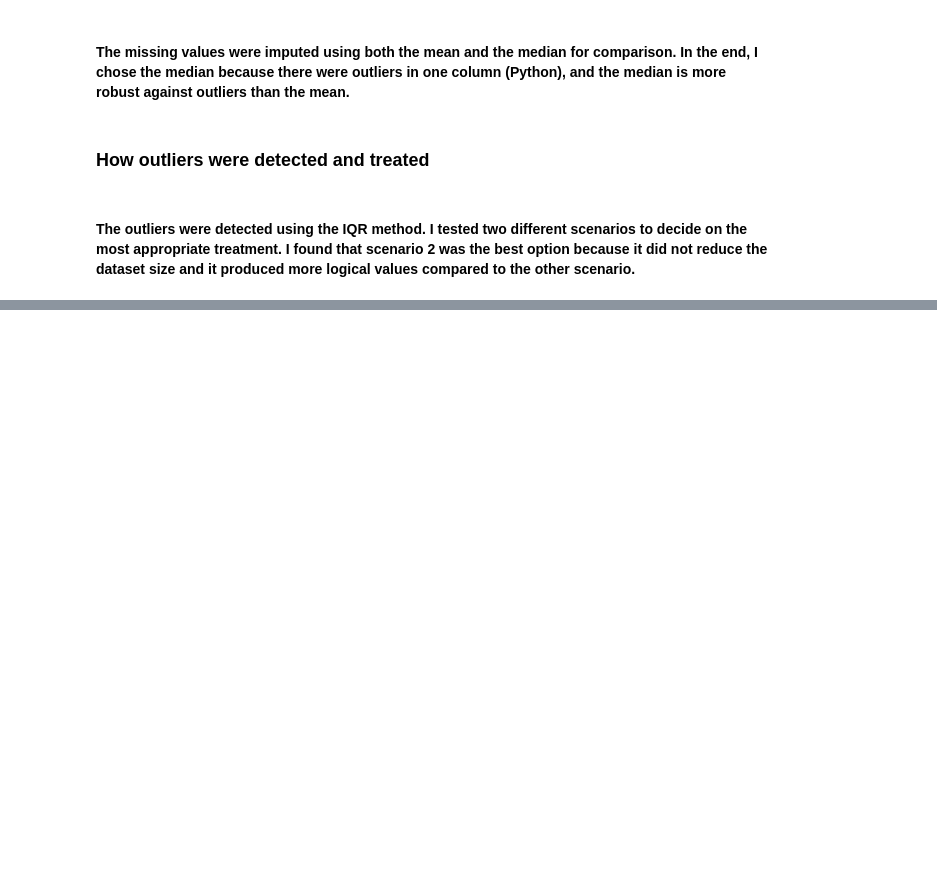
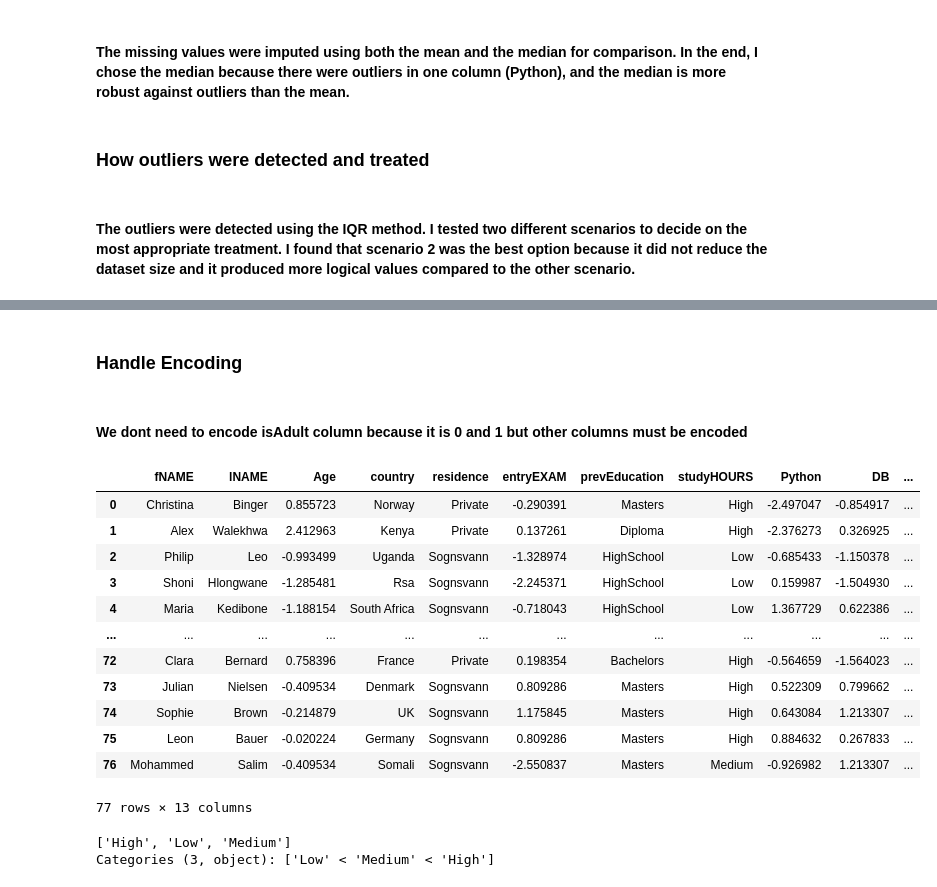
Before and after one commit to Mahmoudehab39/Data-Cleaning-Task, a Jupyter notebook: task.ipynb, the cells around one changed output, grey strips where cells are left out. Drawn from its saved outputs; the diff is of its cells as text; code cells hidden in the pictures; blank space fills up the shorter version.

```diff
--- a/task.ipynb
+++ b/task.ipynb
@@ -454,0 +577,8 @@ df_new.to_csv("cleaned_dataset_Senairo_2.csv", index=False)
+# %%
+from sklearn.preprocessing import StandardScaler
+
+numeric_cols = ["Age", "entryEXAM", "Python", "DB","Programming Average"]
+
+scaler = StandardScaler()
+df_new[numeric_cols] = scaler.fit_transform(df_new[numeric_cols])
+print(df_new.head())
@@ -454,0 +612,26 @@ df_new.to_csv("cleaned_dataset_Senairo_2.csv", index=False)
+# %% [markdown]
+### Handle Encoding
+# %% [markdown]
+#### We dont need to encode isAdult column because it is 0 and 1 but other columns must be encoded
+# %%
+df_new = pd.get_dummies(df_new, columns=["gender"], drop_first=True)
+df_new
+# %% [output]
+|  | fNAME | lNAME | Age | country | residence | entryEXAM | prevEducation | studyHOURS | Python | DB | ... |
+| 0 | Christina | Binger | 0.855723 | Norway | Private | -0.290391 | Masters | High | -2.497047 | -0.854917 | ... |
+| 1 | Alex | Walekhwa | 2.412963 | Kenya | Private | 0.137261 | Diploma | High | -2.376273 | 0.326925 | ... |
+| 2 | Philip | Leo | -0.993499 | Uganda | Sognsvann | -1.328974 | HighSchool | Low | -0.685433 | -1.150378 | ... |
+| 3 | Shoni | Hlongwane | -1.285481 | Rsa | Sognsvann | -2.245371 | HighSchool | Low | 0.159987 | -1.504930 | ... |
+| 4 | Maria | Kedibone | -1.188154 | South Africa | Sognsvann | -0.718043 | HighSchool | Low | 1.367729 | 0.622386 | ... |
+| ... | ... | ... | ... | ... | ... | ... | ... | ... | ... | ... | ... |
+| 72 | Clara | Bernard | 0.758396 | France | Private | 0.198354 | Bachelors | High | -0.564659 | -1.564023 | ... |
+| 73 | Julian | Nielsen | -0.409534 | Denmark | Sognsvann | 0.809286 | Masters | High | 0.522309 | 0.799662 | ... |
+| 74 | Sophie | Brown | -0.214879 | UK | Sognsvann | 1.175845 | Masters | High | 0.643084 | 1.213307 | ... |
+| 75 | Leon | Bauer | -0.020224 | Germany | Sognsvann | 0.809286 | Masters | High | 0.884632 | 0.267833 | ... |
+| 76 | Mohammed | Salim | -0.409534 | Somali | Sognsvann | -2.550837 | Masters | Medium | -0.926982 | 1.213307 | ... |
+77 rows × 13 columns
+# %%
+print(df_new["studyHOURS"].unique())
+# %% [output]
+['High', 'Low', 'Medium']
+Categories (3, object): ['Low' < 'Medium' < 'High']
```
Also changed, not shown: parts of 43 cells of this notebook, 2 other files.
